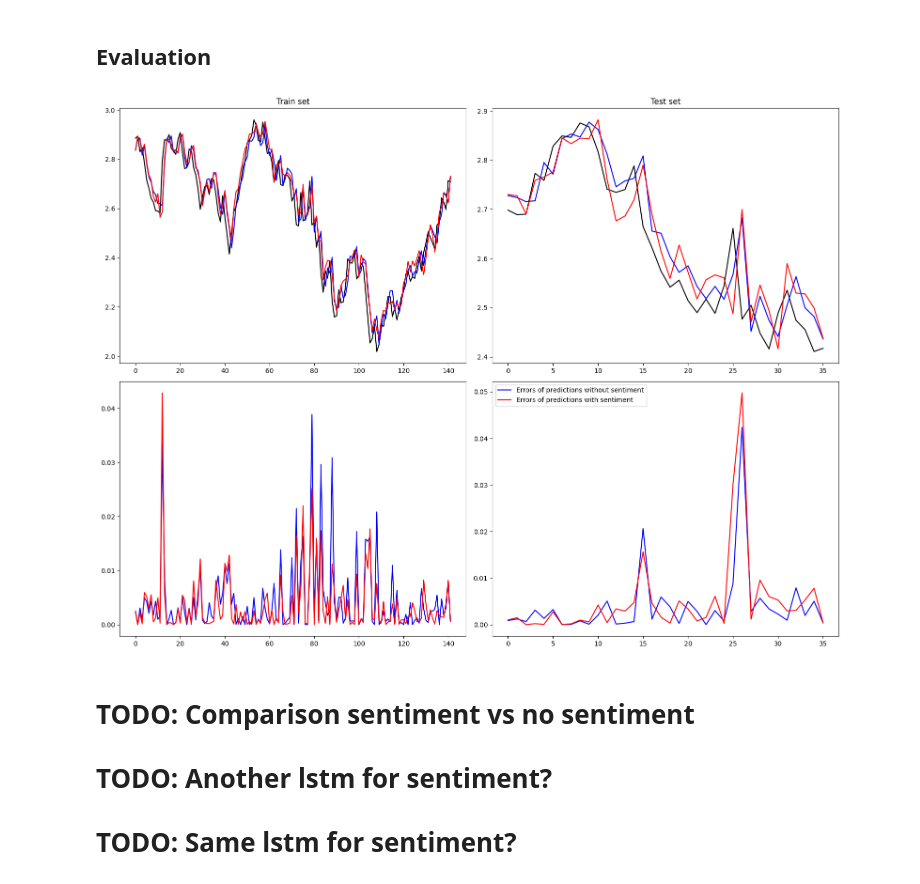
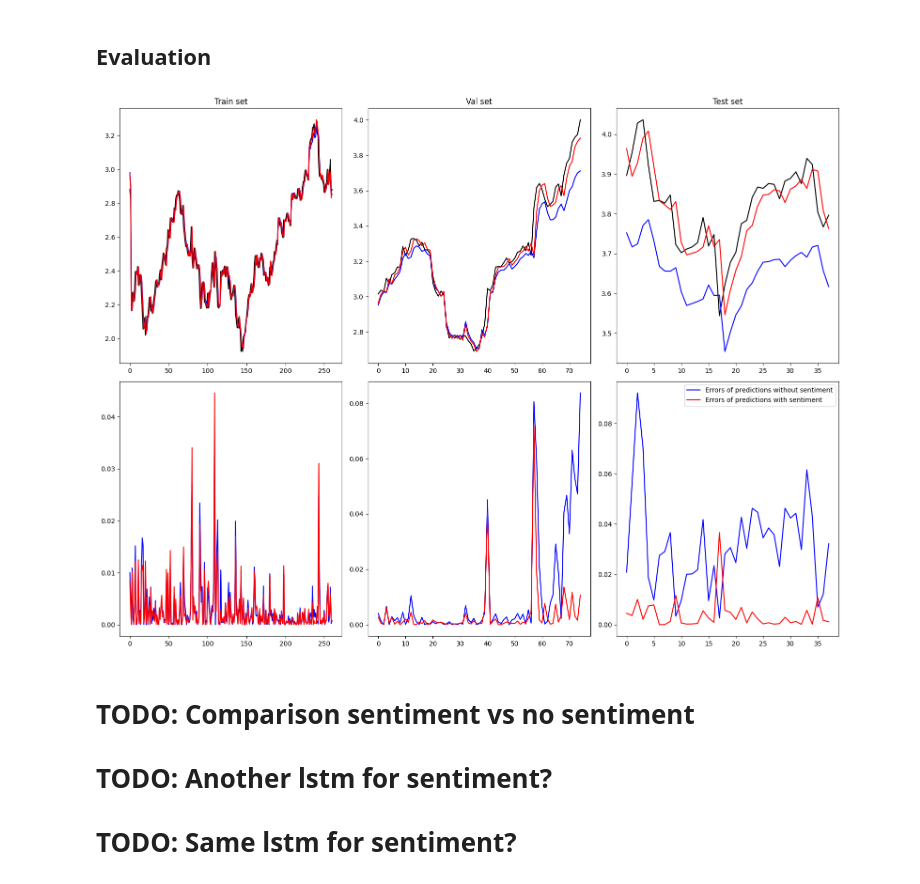
Before and after one commit to gregorkovac/lsentiment, a Jupyter notebook: notebooks/04_lstm_sentiment.ipynb, the cells around one changed output. Drawn from its saved outputs; the diff is of its cells as text; code cells hidden in the pictures.

```diff
--- a/notebooks/04_lstm_sentiment.ipynb
+++ b/notebooks/04_lstm_sentiment.ipynb
@@ -36,10 +38,10 @@ FOCUS_STOCK = "AAPL"
 
 WINDOW_SIZE = 3
 BATCH_SIZE = 16
-LEARNING_RATE = 0.01
-EPOCHS = 5000
+LEARNING_RATE = 1e-4
+EPOCHS = 10000
 
-LSTM_HIDDEN_SIZE = 4
+LSTM_HIDDEN_SIZE = 2
 LSTM_NUM_LAYERS = 1
 # %% [markdown]
 ## Data Preparation
@@ -258,6 +263,8 @@ df.head()
 # %%
 if "average_sentiment" in df.columns:
     df = df.drop(columns=["average_sentiment"])
+if "description" in df.columns:
+    df = df.drop(columns=["description"])
 
 Xy = df.to_numpy()
 X = Xy[:, 1:]
@@ -307,9 +320,11 @@ class StockDataset(Dataset):
         return self.X[i], self.y[i]
 # %%
 train_dataset = StockDataset(X_train, y_train)
+val_dataset = StockDataset(X_val, y_val)
 test_dataset = StockDataset(X_test, y_test)
 
-train_dataloader = DataLoader(train_dataset, batch_size=BATCH_SIZE, shuffle=True)
+train_dataloader = DataLoader(train_dataset, batch_size=BATCH_SIZE, shuffle=False) # TODO: Shuffle?
+val_dataloader = DataLoader(val_dataset, batch_size=BATCH_SIZE, shuffle=False)
 test_dataloader = DataLoader(test_dataset, batch_size=BATCH_SIZE, shuffle=False)
 # %% [markdown]
 ## Modelling
@@ -501,43 +530,57 @@ def eval_model(model, sentiment):
     with torch.no_grad():
         if not sentiment:
             X_train_ = X_train[:, :, 0:1]
+            X_val_ = X_val[:, :, 0:1]
             X_test_ = X_test[:, :, 0:1]
         else:
             X_train_ = X_train
+            X_val_ = X_val
             X_test_ = X_test
+
         y_train_pred = model(X_train_.to(device)).to("cpu")
         y_train_pred = np.array(y_train_pred)
+
+        y_val_pred = model(X_val_.to(device)).to("cpu")
+        y_val_pred = np.array(y_val_pred)
 
         y_test_pred = model(X_test_.to(device)).to("cpu")
         y_test_pred = np.array(y_test_pred)
 
-    return y_train_pred, y_test_pred
+    return y_train_pred, y_val_pred, y_test_pred
 # %%
-y_train_pred_no_sentiment, y_test_pred_no_sentiment = eval_model(model_no_sentiment, sentiment=False)
-y_train_pred_sentiment, y_test_pred_sentiment = eval_model(model_sentiment, sentiment=True)
+y_train_pred_no_sentiment,y_val_pred_no_sentiment, y_test_pred_no_sentiment = eval_model(model_no_sentiment, sentiment=False)
+y_train_pred_sentiment, y_val_pred_sentiment, y_test_pred_sentiment = eval_model(model_sentiment, sentiment=True)
 
-fig, ax = plt.subplots(2, 2, figsize=(16, 12))
+fig, ax = plt.subplots(2, 3, figsize=(16, 12))
 
 ax[0, 0].plot(y_train, color="black", label = "True")
 ax[0, 0].plot(y_train_pred_no_sentiment, color="blue", label = "Predictions without sentiment")
 ax[0, 0].plot(y_train_pred_sentiment, color="red", label = "Predictions with sentiment")
 ax[0, 0].set_title("Train set")
 
-ax[0, 1].plot(y_test, color="black", label = "True")
-ax[0, 1].plot(y_test_pred_no_sentiment, color="blue", label = "Predictions without sentiment")
-ax[0, 1].plot(y_test_pred_sentiment, color="red", label = "Predictions with sentiment")
-ax[0, 1].set_title("Test set")
+ax[0, 1].plot(y_val, color="black", label = "True")
+ax[0, 1].plot(y_val_pred_no_sentiment, color="blue", label = "Predictions without sentiment")
+ax[0, 1].plot(y_val_pred_sentiment, color="red", label = "Predictions with sentiment")
+ax[0, 1].set_title("Val set")
+
+ax[0, 2].plot(y_test, color="black", label = "True")
+ax[0, 2].plot(y_test_pred_no_sentiment, color="blue", label = "Predictions without sentiment")
+ax[0, 2].plot(y_test_pred_sentiment, color="red", label = "Predictions with sentiment")
+ax[0, 2].set_title("Test set")
 
 ax[1, 0].plot((y_train_pred_no_sentiment - y_train.numpy()) ** 2, color="blue", label = "Errors of predictions without sentiment")
 ax[1, 0].plot((y_train_pred_sentiment - y_train.numpy()) ** 2, color="red", label = "Errors of predictions with sentiment")
 
-ax[1, 1].plot((y_test_pred_no_sentiment - y_test.numpy()) ** 2, color="blue", label = "Errors of predictions without sentiment")
-ax[1, 1].plot((y_test_pred_sentiment - y_test.numpy()) ** 2, color="red", label = "Errors of predictions with sentiment")
+ax[1, 1].plot((y_val_pred_no_sentiment - y_val.numpy()) ** 2, color="blue", label = "Errors of predictions without sentiment")
+ax[1, 1].plot((y_val_pred_sentiment - y_val.numpy()) ** 2, color="red", label = "Errors of predictions with sentiment")
+
+ax[1, 2].plot((y_test_pred_no_sentiment - y_test.numpy()) ** 2, color="blue", label = "Errors of predictions without sentiment")
+ax[1, 2].plot((y_test_pred_sentiment - y_test.numpy()) ** 2, color="red", label = "Errors of predictions with sentiment")
 
 plt.legend()
 plt.tight_layout()
 # %% [output]
-[figure, old version]
+[figure, new version]
 # %% [markdown]
 # TODO: Comparison sentiment vs no sentiment
 # TODO: Another lstm for sentiment?
```
Also changed, not shown: parts of 18 cells of this notebook, 5 other files.
